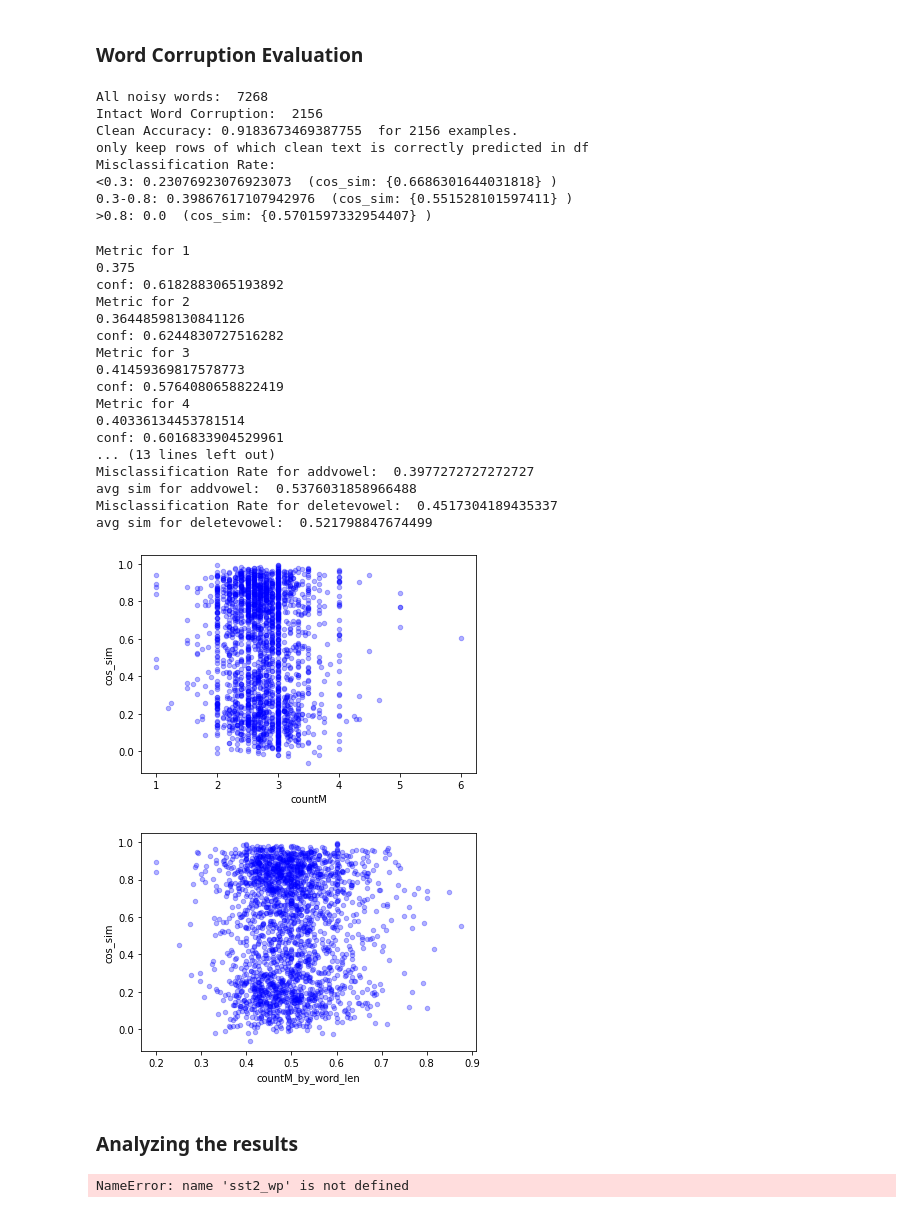
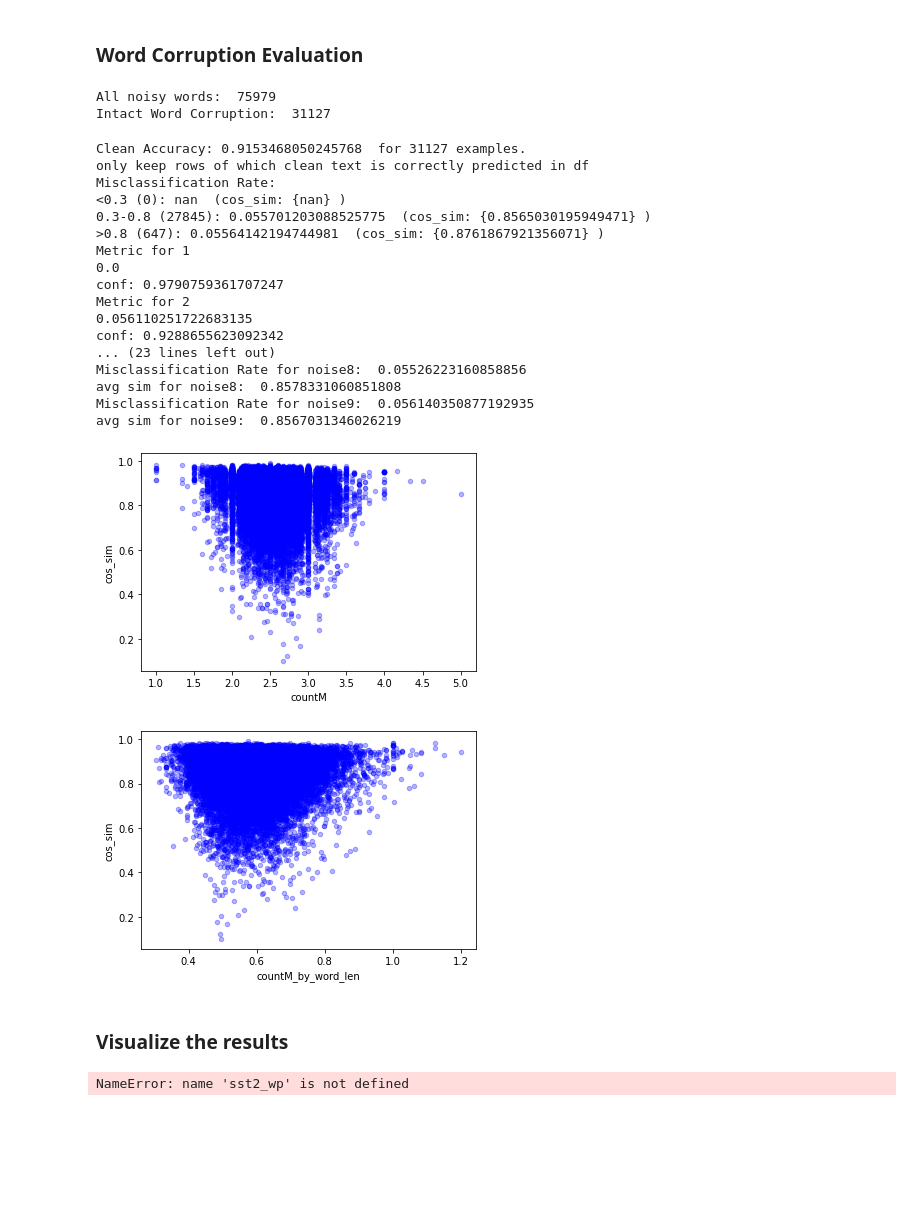
Before and after one commit to xinzhel/word_corruption, a Jupyter notebook: evaluate_wc.ipynb, the cells around one changed output. Saved outputs shown, nothing was run; the diff lists cells and outputs as text; code cells hidden in the pictures; blank space fills up the shorter version.

```diff
--- a/evaluate_wc.ipynb
+++ b/evaluate_wc.ipynb
@@ -202,49 +211,45 @@ def evaluate(
 
     return df
 # %%
-output_dir = "outputs_local_noise_all"
-dataset_name = "sst2"
-model_name = 'albert-base-v2-SST-2'
+output_dir = "outputs_local_mixed_noise"
+dataset_name = "ag_news"
+model_name = 'albert-base-v2-ag-news'
 seq_max_len=None
 # Evaluate tokenizers via WCR
 # df = evaluate(dataset_name = dataset_name, model_name=model_name, acc=False)
 
 # Evaluate PLMs via accuracy and cosine similarity
 # Evaluating PLMs
 df = evaluate(
     output_dir = output_dir,
     dataset_name = dataset_name,
     model_name=model_name,
     acc=True,
     mode="intact",
     seq_max_len=seq_max_len,
+    countM_by_word_len_min_val = 0.3,
+    countM_by_word_len_max_val=0.8,
     no_consistent_pred=False,
     print_acc_sim_by_noise=True)
 # %% [output]
-All noisy words:  7268
-Intact Word Corruption:  2156
-Clean Accuracy: 0.9183673469387755  for 2156 examples.
-only keep rows of which clean text is correctly predicted in df
-Misclassification Rate:
-<0.3: 0.23076923076923073  (cos_sim: {0.6686301644031818} )
-0.3-0.8: 0.39867617107942976  (cos_sim: {0.551528101597411} )
->0.8: 0.0  (cos_sim: {0.5701597332954407} )
+All noisy words:  75979
+Intact Word Corruption:  31127
+Clean Accuracy: 0.9153468050245768  for 31127 examples.
+only keep rows of which clean text is correctly predicted in df
+Misclassification Rate:
+<0.3 (0): nan  (cos_sim: {nan} )
+0.3-0.8 (27845): 0.055701203088525775  (cos_sim: {0.8565030195949471} )
+>0.8 (647): 0.05564142194744981  (cos_sim: {0.8761867921356071} )
 Metric for 1
-0.375
-conf: 0.6182883065193892
+0.0
+conf: 0.9790759361707247
 Metric for 2
-0.36448598130841126
-conf: 0.6244830727516282
-Metric for 3
-0.41459369817578773
-conf: 0.5764080658822419
-Metric for 4
-0.40336134453781514
-conf: 0.6016833904529961
-... (13 lines left out)
-Misclassification Rate for addvowel:  0.3977272727272727
-avg sim for addvowel:  0.5376031858966488
-Misclassification Rate for deletevowel:  0.4517304189435337
-avg sim for deletevowel:  0.521798847674499
+0.056110251722683135
+conf: 0.9288655623092342
+... (23 lines left out)
+Misclassification Rate for noise8:  0.05526223160858856
+avg sim for noise8:  0.8578331060851808
+Misclassification Rate for noise9:  0.056140350877192935
+avg sim for noise9:  0.8567031346026219
-[figure, old version]
+[figure, new version]
-[figure, old version]
+[figure, new version]
@@ -281,2 +256,2 @@ df = df[df.countO == 1]
 # %% [markdown]
-### Analyzing the results
+### Visualize the results
```
Also changed, not shown: parts of 10 cells of this notebook, 6 other files.
